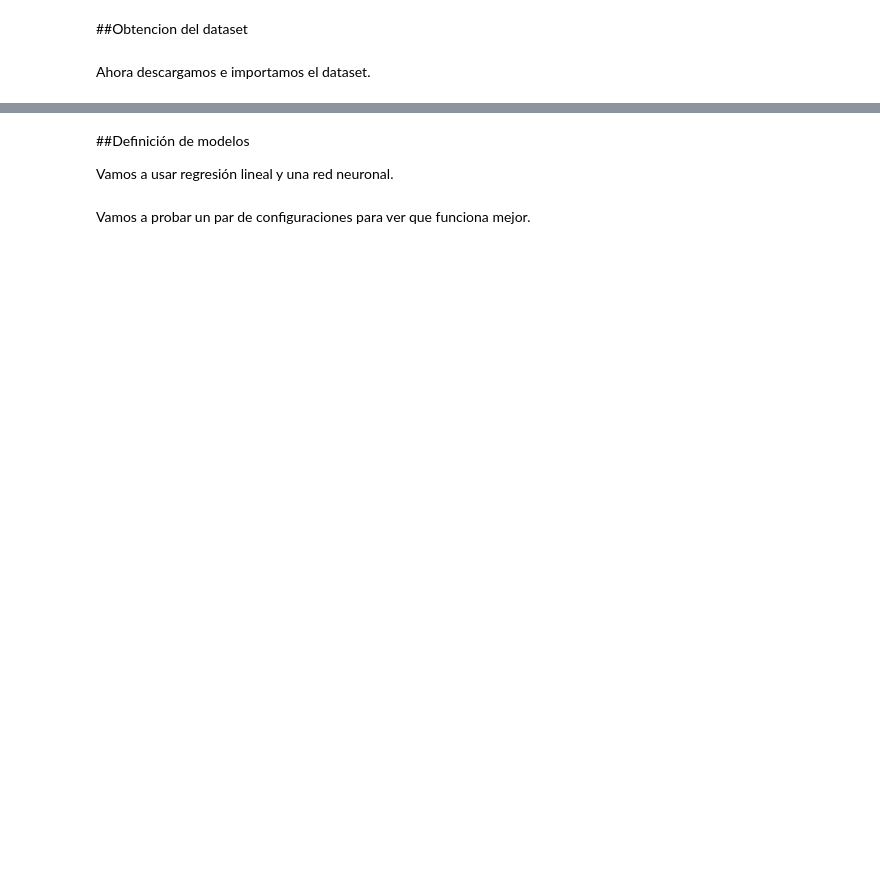
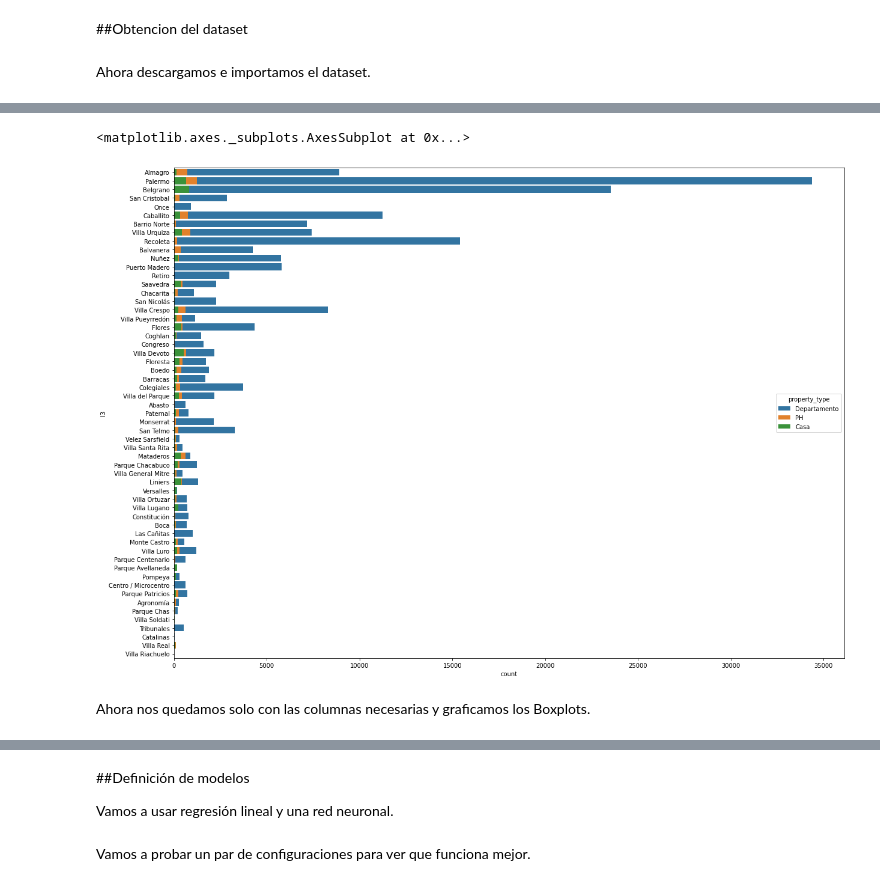
Before and after one commit to lucatraverso/House-price-prediction_Prosperati-dataset, a Jupyter notebook: prosperati.ipynb, the cells around one changed output, grey strips where cells are left out. Saved outputs shown, nothing was run; the diff lists cells and outputs as text; code cells hidden in the pictures; blank space fills up the shorter version.

```diff
--- a/prosperati.ipynb
+++ b/prosperati.ipynb
@@ -39,25 +38,0 @@ Filtramos el dataset para ver solamente alquileres en capital federal, en pesos
-# %%
-dataset = dataset[(dataset.l2 == 'Capital Federal') &
-                  (dataset.operation_type == 'Alquiler') &
-                  (dataset.price > 0) &
-                  (dataset.currency == 'ARS')]
-
-dataset = dataset[dataset.property_type == ('Departamento' or 'PH' or 'Casa')]
-
-ubicacion = dataset[['lat', 'lon']]
-
-drop = ['id',
-        'ad_type',
-        'start_date',
-        'end_date',
-        'created_on',
-        'title',
-        'description',
-        'l1', 'l2', 'l4',
-        'l5', 'l6',
-        'lat', 'lon',
-        'price_period',
-        'operation_type',
-        'currency']
-
-dataset = dataset.drop(drop, axis=1)
@@ -104,0 +98,13 @@ x_test[['rooms', 'bedrooms', 'bathrooms']] = x_test[['rooms', 'bedrooms', 'bathr
+# %%
+fig, axis = plt.subplots(figsize=(20,15))
+sns.countplot(y='l3',
+            hue='property_type',
+            data=caba,
+            dodge=False,
+            ax=axis
+            )
+# %% [output]
+<matplotlib.axes._subplots.AxesSubplot at 0x...>
+[figure, added]
+# %% [markdown]
+Ahora nos quedamos solo con las columnas necesarias y graficamos los Boxplots.
```
Also changed, not shown: parts of 30 cells of this notebook.
